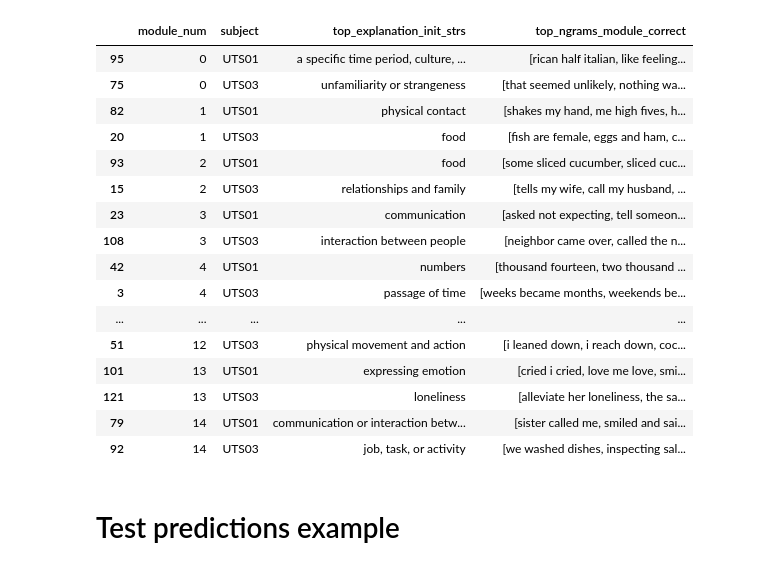
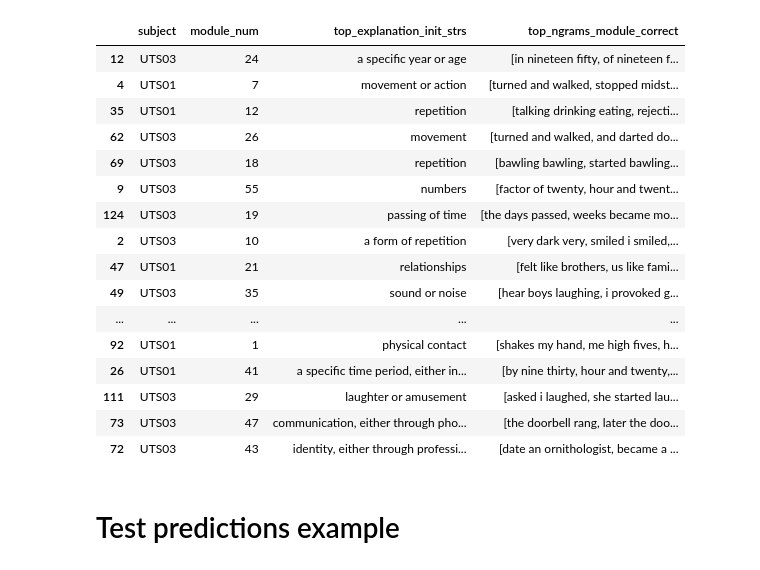
Before and after one commit to microsoft/automated-explanations, a Jupyter notebook: notebooks/01_fmri.ipynb, the cells around one changed output. Saved outputs shown, nothing was run; the diff lists cells and outputs as text; code cells hidden in the pictures.

```diff
--- a/notebooks/01_fmri.ipynb
+++ b/notebooks/01_fmri.ipynb
@@ -65,23 +73,25 @@ with pd.option_context('display.max_colwidth', -1, 'display.max_rows', 200):
-# %%
-r.sort_values(by=['module_num', 'subject'])[['module_num', 'subject', 'top_explanation_init_strs', 'top_ngrams_module_correct']].head(30)
-# %% [output]
-|  | module_num | subject | top_explanation_init_strs | top_ngrams_module_correct |
-| 95 | 0 | UTS01 | a specific time period, culture, ... | [rican half italian, like feeling... |
-| 75 | 0 | UTS03 | unfamiliarity or strangeness | [that seemed unlikely, nothing wa... |
-| 82 | 1 | UTS01 | physical contact | [shakes my hand, me high fives, h... |
-| 20 | 1 | UTS03 | food | [fish are female, eggs and ham, c... |
-| 93 | 2 | UTS01 | food | [some sliced cucumber, sliced cuc... |
-| 15 | 2 | UTS03 | relationships and family | [tells my wife, call my husband, ... |
-| 23 | 3 | UTS01 | communication | [asked not expecting, tell someon... |
-| 108 | 3 | UTS03 | interaction between people | [neighbor came over, called the n... |
-| 42 | 4 | UTS01 | numbers | [thousand fourteen, two thousand ... |
-| 3 | 4 | UTS03 | passage of time | [weeks became months, weekends be... |
-| ... | ... | ... | ... | ... |
-| 51 | 12 | UTS03 | physical movement and action | [i leaned down, i reach down, coc... |
-| 101 | 13 | UTS01 | expressing emotion | [cried i cried, love me love, smi... |
-| 121 | 13 | UTS03 | loneliness | [alleviate her loneliness, the sa... |
-| 79 | 14 | UTS01 | communication or interaction betw... | [sister called me, smiled and sai... |
-| 92 | 14 | UTS03 | job, task, or activity | [we washed dishes, inspecting sal... |
+# %%
+# display all rows
+with pd.option_context('display.max_rows', None):
+    display(r.sort_values(by=['top_score_synthetic'])[['subject', 'module_num', 'top_explanation_init_strs', 'top_ngrams_module_correct']])
+# %% [output]
+|  | subject | module_num | top_explanation_init_strs | top_ngrams_module_correct |
+| 12 | UTS03 | 24 | a specific year or age | [in nineteen fifty, of nineteen f... |
+| 4 | UTS01 | 7 | movement or action | [turned and walked, stopped midst... |
+| 35 | UTS01 | 12 | repetition | [talking drinking eating, rejecti... |
+| 62 | UTS03 | 26 | movement | [turned and walked, and darted do... |
+| 69 | UTS03 | 18 | repetition | [bawling bawling, started bawling... |
+| 9 | UTS03 | 55 | numbers | [factor of twenty, hour and twent... |
+| 124 | UTS03 | 19 | passing of time | [the days passed, weeks became mo... |
+| 2 | UTS03 | 10 | a form of repetition | [very dark very, smiled i smiled,... |
+| 47 | UTS01 | 21 | relationships | [felt like brothers, us like fami... |
+| 49 | UTS03 | 35 | sound or noise | [hear boys laughing, i provoked g... |
+| ... | ... | ... | ... | ... |
+| 92 | UTS01 | 1 | physical contact | [shakes my hand, me high fives, h... |
+| 26 | UTS01 | 41 | a specific time period, either in... | [by nine thirty, hour and twenty,... |
+| 111 | UTS03 | 29 | laughter or amusement | [asked i laughed, she started lau... |
+| 73 | UTS03 | 47 | communication, either through pho... | [the doorbell rang, later the doo... |
+| 72 | UTS03 | 43 | identity, either through professi... | [date an ornithologist, became a ... |
 # %% [markdown]
 # Test predictions example
 # %%
```
Also changed, not shown: parts of 2 cells of this notebook, 4 other files.
